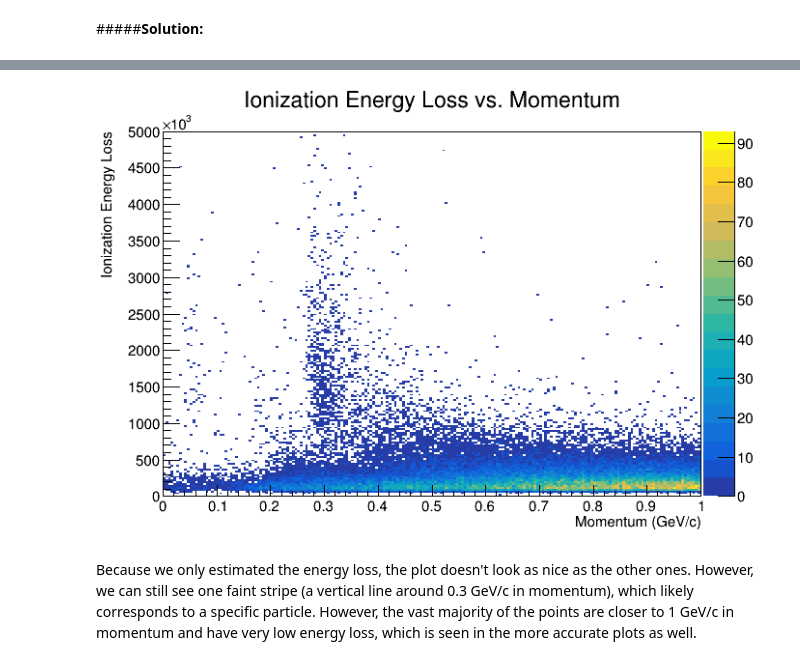
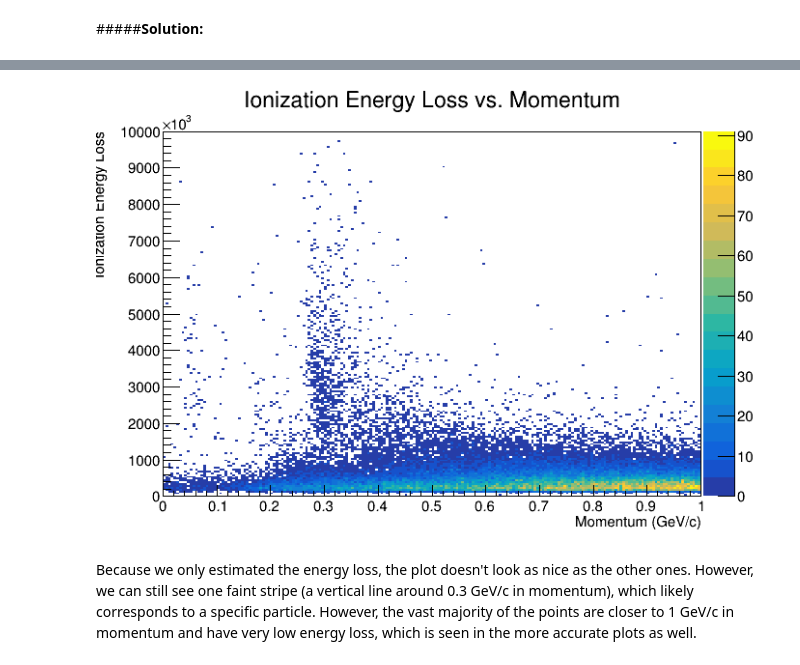
Before and after one commit to duberii/pid-playground, a Jupyter notebook: activities/Ionization_Energy_Loss.ipynb, the cells around one changed output, grey strips where cells are left out. Saved outputs shown, nothing was run; the diff lists cells and outputs as text; code cells hidden in the pictures.

Commit message:
Collapsed import cell, modified ionization energy for argon

```diff
--- a/activities/Ionization_Energy_Loss.ipynb
+++ b/activities/Ionization_Energy_Loss.ipynb
@@ -147,7 +149,7 @@ We will use the equation: $$
 dE = N * E_{ionization}
 $$ where $N$ is the number of electrons detected and $E_{ionization}$ is the ionization energy. See more about this equation in the solution to Question #1.
 # %%
-CDC_hits['dE'] = 15.76 * CDC_hits['q']
+CDC_hits['dE'] = 30 * CDC_hits['q']
 # %% [markdown]
 ---
 ###**Step 2: Calculating Path Length**
@@ -304,7 +306,7 @@ Double click to edit this cell and answer the following question: What do you no
 #####**Solution:**
 # %%
 c1 = TCanvas("c1","c1",700,500)
-h1 = TH2D("h1","Ionization Energy Loss vs. Momentum;Momentum (GeV/c);Ionization Energy Loss",200,0,1,200,0,5000000)
+h1 = TH2D("h1","Ionization Energy Loss vs. Momentum;Momentum (GeV/c);Ionization Energy Loss",200,0,1,200,0,10000000)
 for row in CDC_hits.iloc:
   h1.Fill(row['p'],row['dE/dx'])
 h1.SetStats(0)
@@ -316,4 +316,4 @@ Warning in <TROOT::Append>: Replacing existing TH1: h1 (Potential memory leak).
-[figure, old version]
+[figure, new version]
 # %% [markdown]
 Because we only estimated the energy loss, the plot doesn't look as nice as the other ones. However, we can still see one faint stripe (a vertical line around 0.3 GeV/c in momentum), which likely corresponds to a specific particle. However, the vast majority of the points are closer to 1 GeV/c in momentum and have very low energy loss, which is seen in the more accurate plots as well.
 # %% [markdown]
```
Also changed, not shown: parts of 4 cells of this notebook.
